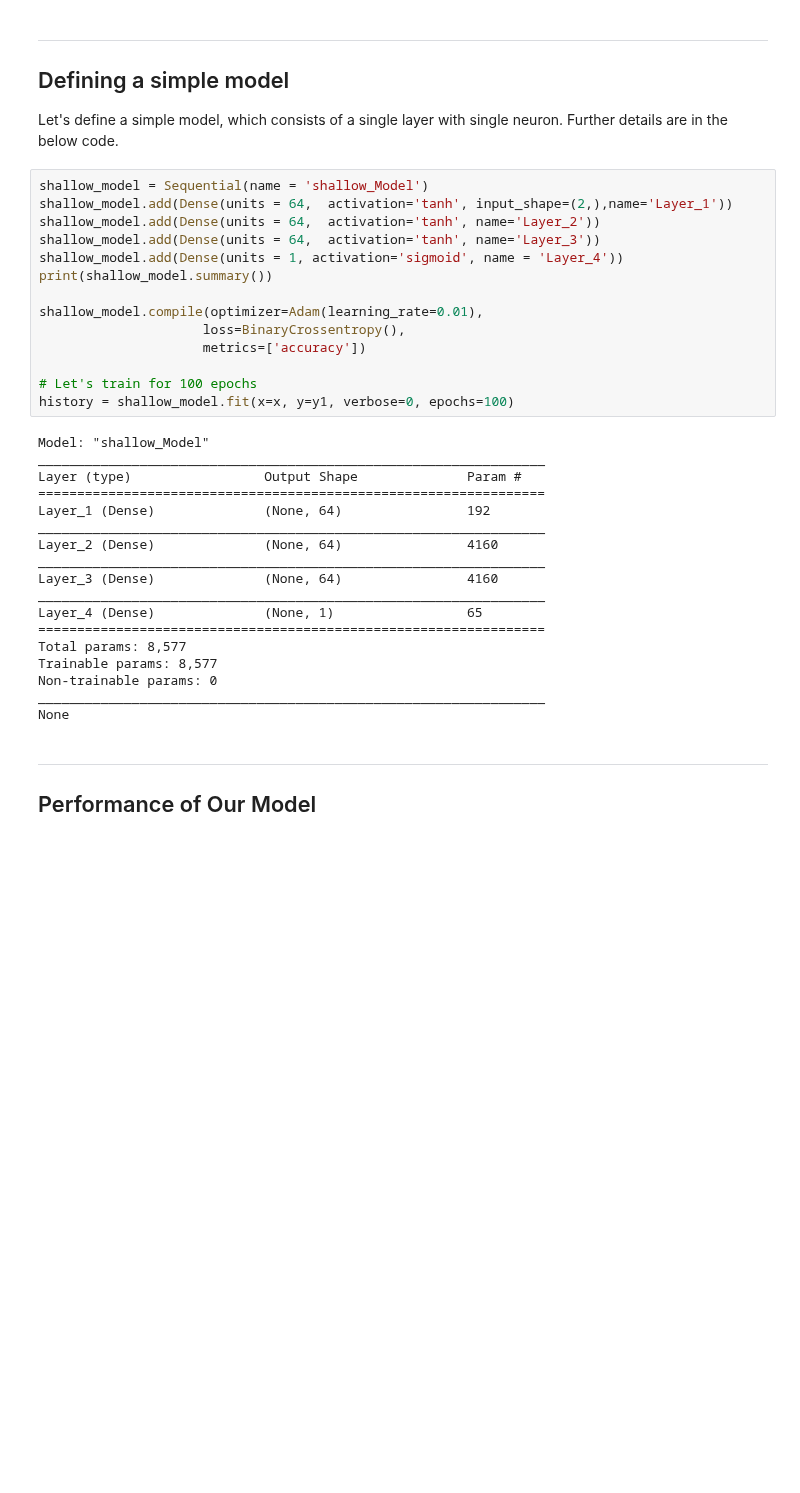
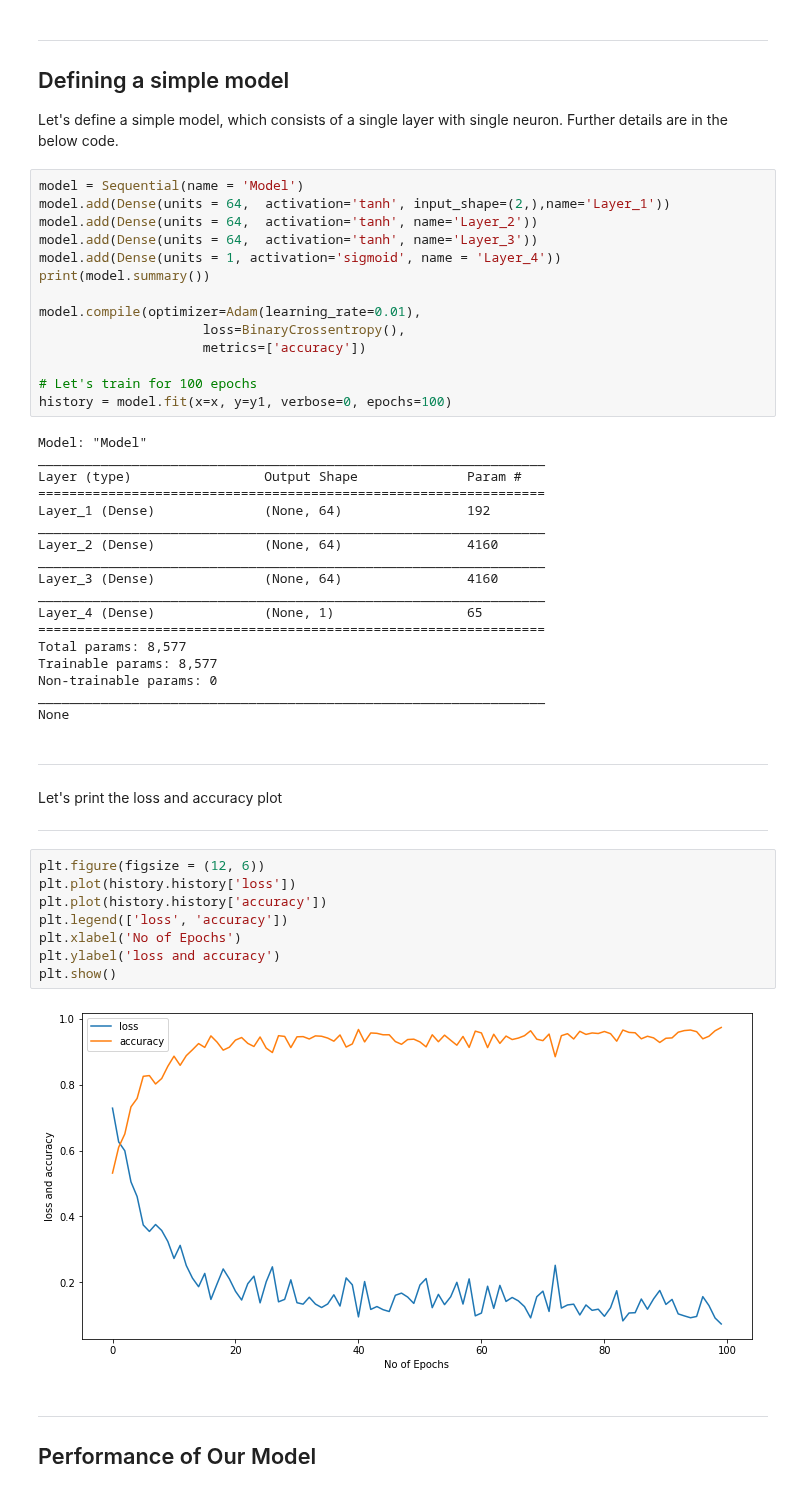
Before and after one commit to ImranNust/Spring2021_CS_ANN_Class, a Jupyter notebook: Lecture4_ShallowAndDeepNetowks/Module5_ADeepNeuralNetworkModelForAComplexDataset.ipynb, the cells around one changed output. Drawn from its saved outputs; the diff is of its cells as text; blank space fills up the shorter version.

```diff
--- a/Lecture4_ShallowAndDeepNetowks/Module5_ADeepNeuralNetworkModelForAComplexDataset.ipynb
+++ b/Lecture4_ShallowAndDeepNetowks/Module5_ADeepNeuralNetworkModelForAComplexDataset.ipynb
@@ -104,21 +104,21 @@ ___
 
 Let's define a simple model, which consists of a single layer with single neuron. Further details are in the below code.
 # %%
-shallow_model = Sequential(name = 'shallow_Model')
-shallow_model.add(Dense(units = 64,  activation='tanh', input_shape=(2,),name='Layer_1'))
-shallow_model.add(Dense(units = 64,  activation='tanh', name='Layer_2'))
-shallow_model.add(Dense(units = 64,  activation='tanh', name='Layer_3'))
-shallow_model.add(Dense(units = 1, activation='sigmoid', name = 'Layer_4'))
-print(shallow_model.summary())
+model = Sequential(name = 'Model')
+model.add(Dense(units = 64,  activation='tanh', input_shape=(2,),name='Layer_1'))
+model.add(Dense(units = 64,  activation='tanh', name='Layer_2'))
+model.add(Dense(units = 64,  activation='tanh', name='Layer_3'))
+model.add(Dense(units = 1, activation='sigmoid', name = 'Layer_4'))
+print(model.summary())
 
-shallow_model.compile(optimizer=Adam(learning_rate=0.01),
+model.compile(optimizer=Adam(learning_rate=0.01),
                      loss=BinaryCrossentropy(),
                      metrics=['accuracy'])
 
 # Let's train for 100 epochs
-history = shallow_model.fit(x=x, y=y1, verbose=0, epochs=100)
+history = model.fit(x=x, y=y1, verbose=0, epochs=100)
 # %% [output]
-Model: "shallow_Model"
+Model: "Model"
 _________________________________________________________________
 Layer (type)                 Output Shape              Param #
 =================================================================
@@ -135,6 +135,20 @@ Trainable params: 8,577
 Non-trainable params: 0
 _________________________________________________________________
 None
+# %% [markdown]
+***
+Let's print the loss and accuracy plot
+___
+# %%
+plt.figure(figsize = (12, 6))
+plt.plot(history.history['loss'])
+plt.plot(history.history['accuracy'])
+plt.legend(['loss', 'accuracy'])
+plt.xlabel('No of Epochs')
+plt.ylabel('loss and accuracy')
+plt.show()
+# %% [output]
+[figure, added]
 # %% [markdown]
 ***
 ## Performance of Our Model
```
Also changed, not shown: parts of 3 cells of this notebook.
